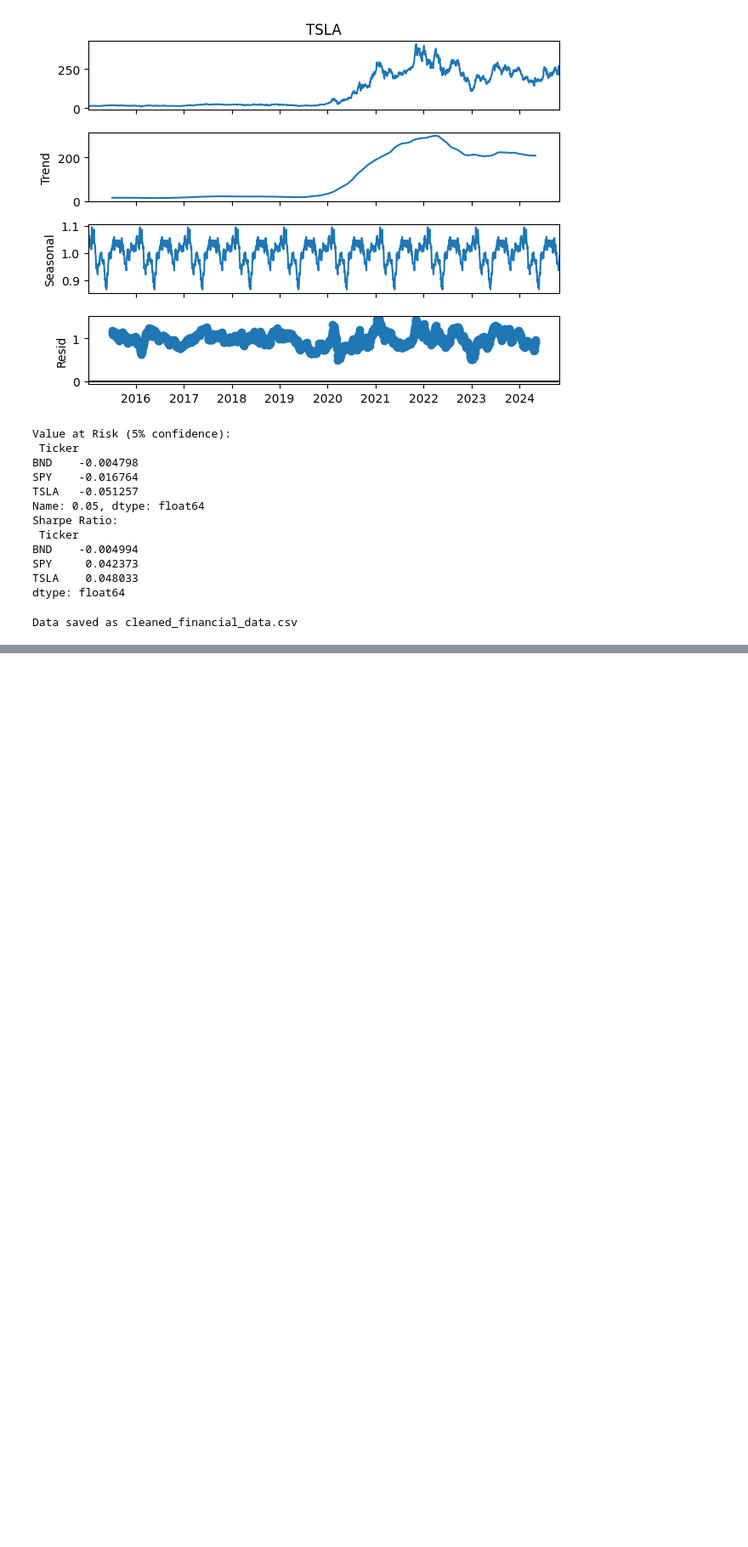
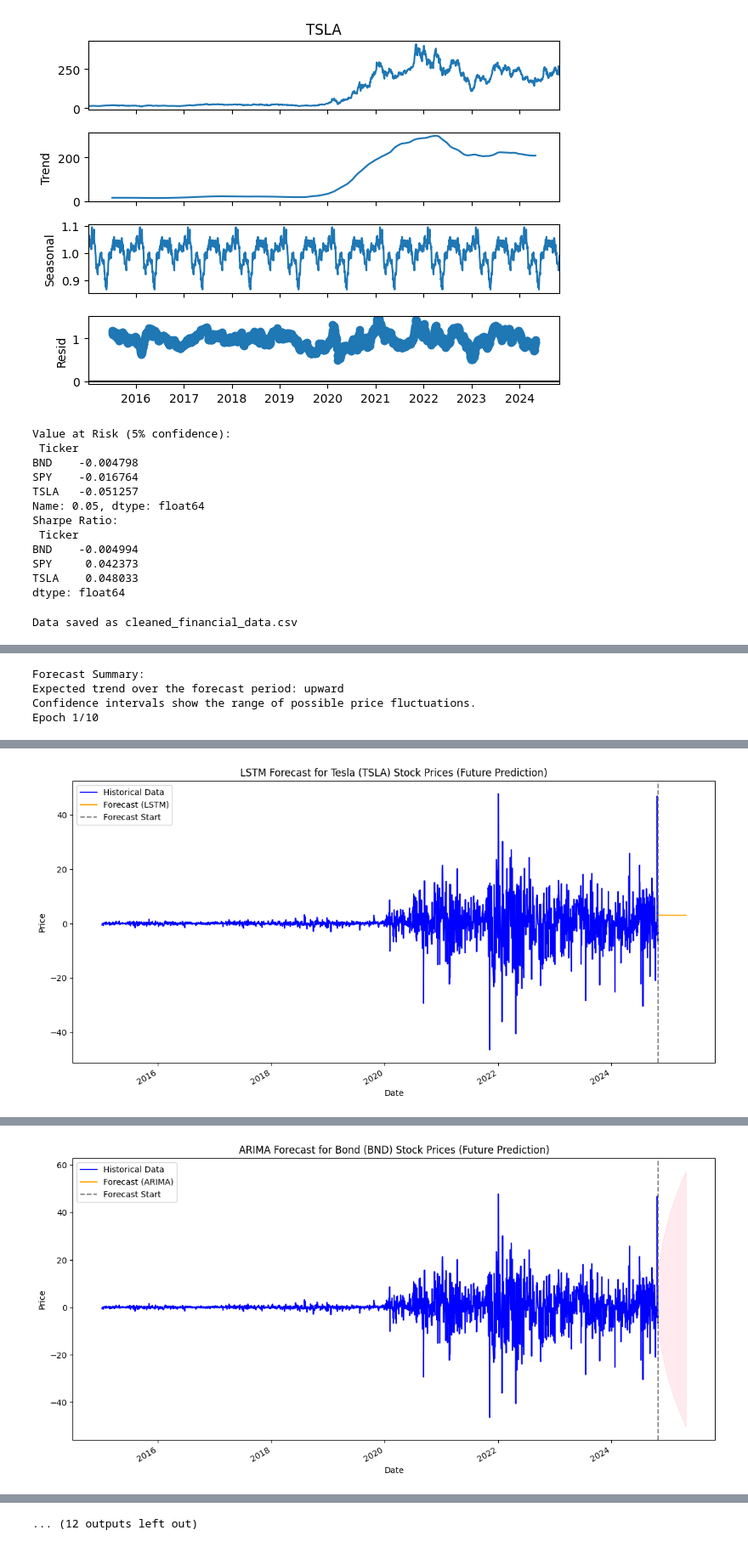
Before and after one commit to NaimaT15/time-series-forecasting-model-to-support-portfolio-optimization-for-GMF-Investments, a Jupyter notebook: notebooks/financial_analysis.ipynb, the cells around one changed output, grey strips where cells are left out. Shown at 85% size. Saved outputs shown, nothing was run; the diff lists cells and outputs as text; code cells hidden in the pictures; blank space fills up the shorter version.

Commit message:
optimization

```diff
--- a/notebooks/financial_analysis.ipynb
+++ b/notebooks/financial_analysis.ipynb
@@ -144,15 +144,74 @@ spy_data_diff = spy_data_diff.asfreq('D').fillna(method='ffill')
 
 # Split Data (80% Train, 20% Test)
 train_size = int(len(tsla_data_diff) * 0.8)
-# train_data = tsla_data_diff[:train_size]
-# test_data = tsla_data_diff[train_size:]
-train_data = tsla_data_diff.sample(frac=0.8, random_state=42).sort_index()
+shared_train_dates = tsla_data_diff.sample(frac=0.8, random_state=42).sort_index().index
+
+# Create train and test datasets for each asset using the same date range
+train_data = tsla_data_diff.loc[shared_train_dates]
 test_data = tsla_data_diff.drop(train_data.index)
 
-train_data_bnd = bnd_data_diff[:train_size]
-test_data_bnd = bnd_data_diff[train_size:]
-train_data_spy = spy_data_diff[:train_size]
-test_data_spy = spy_data_diff[train_size:]
+train_data_bnd = bnd_data_diff.loc[shared_train_dates]
+test_data_bnd = bnd_data_diff.drop(train_data.index)
+
+train_data_spy = spy_data_diff.loc[shared_train_dates]
+test_data_spy = spy_data_diff.drop(train_data.index)
+
+# Forecast Period
+forecast_period = 180
+
+# Define a helper function to extract forecast
+def extract_forecast(forecast_result, model_name, asset_name):
+    if forecast_result is not None:
+        print(f"{model_name} Forecast for {asset_name} completed.")
+        return forecast_result['forecast']
+    else:
+        print(f"{model_name} Forecast for {asset_name} could not be generated.")
+        return pd.Series([None] * forecast_period, index=pd.date_range(start=train_data.index[-1], periods=forecast_period, freq='D'))
+
+# Generate Forecasts for each model and asset
+arima_tsla = forecast_and_analyze(train_data, model_type="arima", forecast_period=forecast_period, asset_name="Tesla (TSLA)")
+sarima_tsla = forecast_and_analyze(train_data, model_type="sarima", forecast_period=forecast_period, asset_name="Tesla (TSLA)")
+lstm_tsla = forecast_and_analyze(train_data, model_type="lstm", forecast_period=forecast_period, asset_name="Tesla (TSLA)")
+
+arima_bnd = forecast_and_analyze(train_data_bnd, model_type="arima", forecast_period=forecast_period, asset_name="Bond (BND)")
+sarima_bnd = forecast_and_analyze(train_data_bnd, model_type="sarima", forecast_period=forecast_period, asset_name="Bond (BND)")
+lstm_bnd = forecast_and_analyze(train_data_bnd, model_type="lstm", forecast_period=forecast_period, asset_name="Bond (BND)")
+
+arima_spy = forecast_and_analyze(train_data_spy, model_type="arima", forecast_period=forecast_period, asset_name="S&P 500 (SPY)")
+sarima_spy = forecast_and_analyze(train_data_spy, model_type="sarima", forecast_period=forecast_period, asset_name="S&P 500 (SPY)")
+lstm_spy = forecast_and_analyze(train_data_spy, model_type="lstm", forecast_period=forecast_period, asset_name="S&P 500 (SPY)")
+
+# Extract the preferred forecasted prices for each asset
+# Using LSTM model as specified
+tsla_forecasted_prices = extract_forecast(lstm_tsla, "LSTM", "TSLA")
+bnd_forecasted_prices = extract_forecast(lstm_bnd, "LSTM", "BND")
+spy_forecasted_prices = extract_forecast(lstm_spy, "LSTM", "SPY")
+
+# Combine these into a DataFrame for portfolio optimization
+forecast_df = pd.DataFrame({
+    'TSLA': tsla_forecasted_prices,
+    'BND': bnd_forecasted_prices,
+    'SPY': spy_forecasted_prices
+})
+
+# Convert 'None' values to NaN for compatibility and remove all-NaN columns
+forecast_df = forecast_df.apply(pd.to_numeric, errors='coerce').dropna(axis=1, how='all')
+
+# Display the forecast data for verification
+print("Forecast DataFrame:\n", forecast_df.head())
+
+
+# Plot the forecasted data (if data exists)
+if not forecast_df.empty:
+    plt.figure(figsize=(10, 6))
+    forecast_df.plot()
+    plt.title('Forecasted Prices for TSLA, BND, SPY')
+    plt.xlabel('Date')
+    plt.ylabel('Price')
+    plt.legend(loc="upper left")
+    plt.show()
+else:
+    print("No valid forecast data to plot.")
 # %% [output]
 ADF Statistic: -1.1507672706146044
 p-value: 0.6944080657685303
@@ -173,0 +238,4 @@ The series is likely stationary.
+Forecast Summary:
+Expected trend over the forecast period: upward
+Confidence intervals show the range of possible price fluctuations.
+Epoch 1/10
@@ -173,0 +259 @@ The series is likely stationary.
+[figure, added]
@@ -173,0 +268 @@ The series is likely stationary.
+[figure, added]
@@ -173,0 +277 @@ The series is likely stationary.
+... (12 outputs left out)
```
Also changed, not shown: parts of 4 cells of this notebook.
